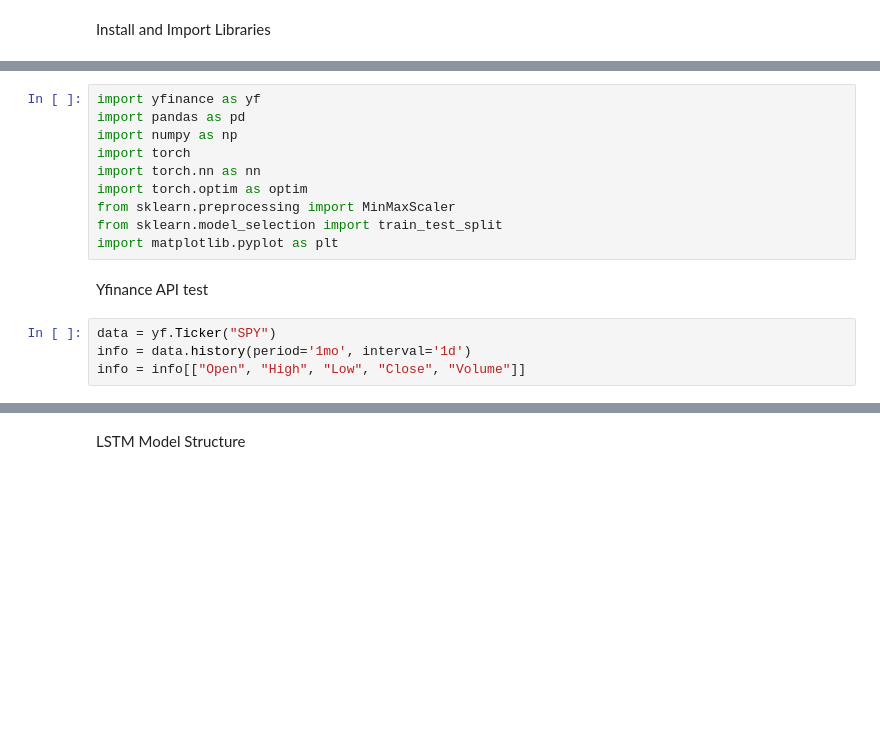
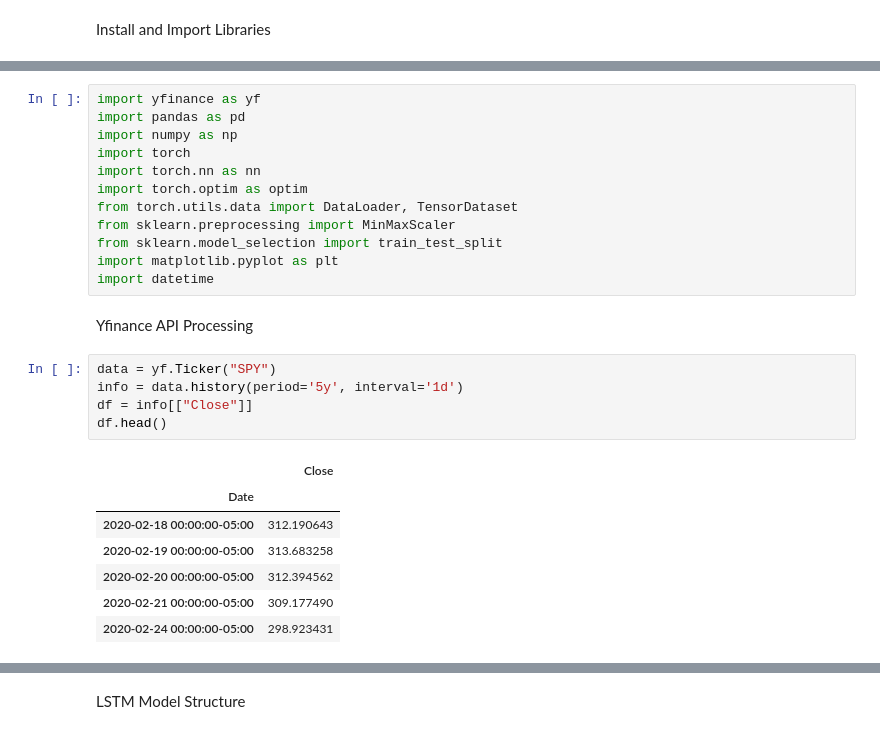
Before and after one commit to oskip0906/Stock_Prediction_Model, a Jupyter notebook: experiment.ipynb, the cells around one changed output, grey strips where cells are left out. Cells and saved outputs as stored; diff of their text form; blank space fills up the shorter version.

```diff
--- a/experiment.ipynb
+++ b/experiment.ipynb
@@ -33,12 +33,23 @@ import numpy as np
 import torch
 import torch.nn as nn
 import torch.optim as optim
+from torch.utils.data import DataLoader, TensorDataset
 from sklearn.preprocessing import MinMaxScaler
 from sklearn.model_selection import train_test_split
 import matplotlib.pyplot as plt
+import datetime
 # %% [markdown]
-Yfinance API test
+Yfinance API Processing
 # %%
 data = yf.Ticker("SPY")
-info = data.history(period='1mo', interval='1d')
-info = info[["Open", "High", "Low", "Close", "Volume"]]
+info = data.history(period='5y', interval='1d')
+df = info[["Close"]]
+df.head()
+# %% [output]
+|  | Close |
+| Date |  |
+| 2020-02-18 00:00:00-05:00 | 312.190643 |
+| 2020-02-19 00:00:00-05:00 | 313.683258 |
+| 2020-02-20 00:00:00-05:00 | 312.394562 |
+| 2020-02-21 00:00:00-05:00 | 309.177490 |
+| 2020-02-24 00:00:00-05:00 | 298.923431 |
```
Also changed, not shown: parts of 15 cells of this notebook.
